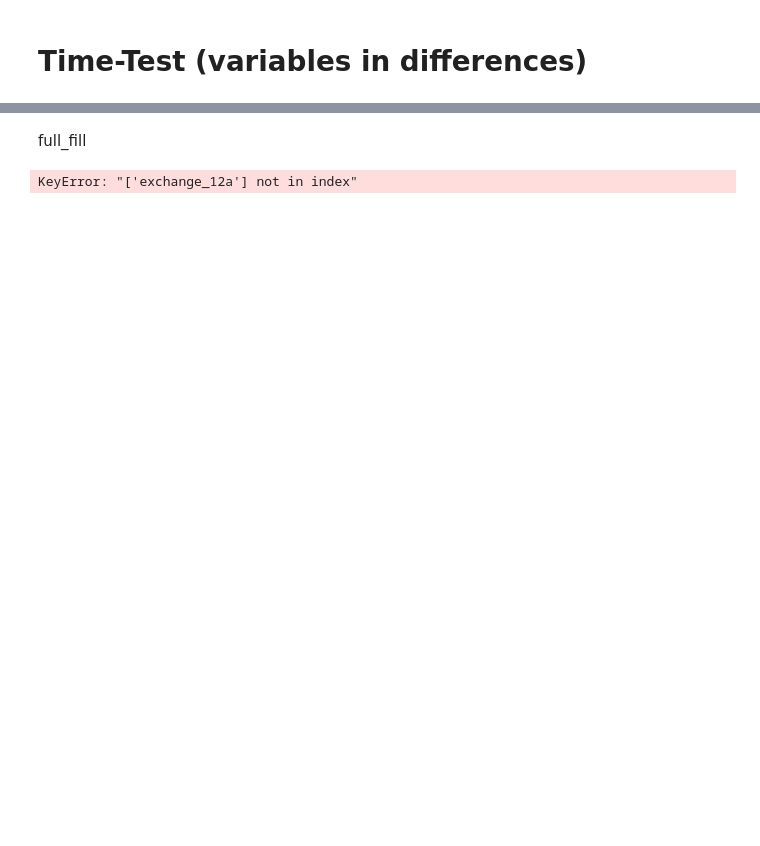
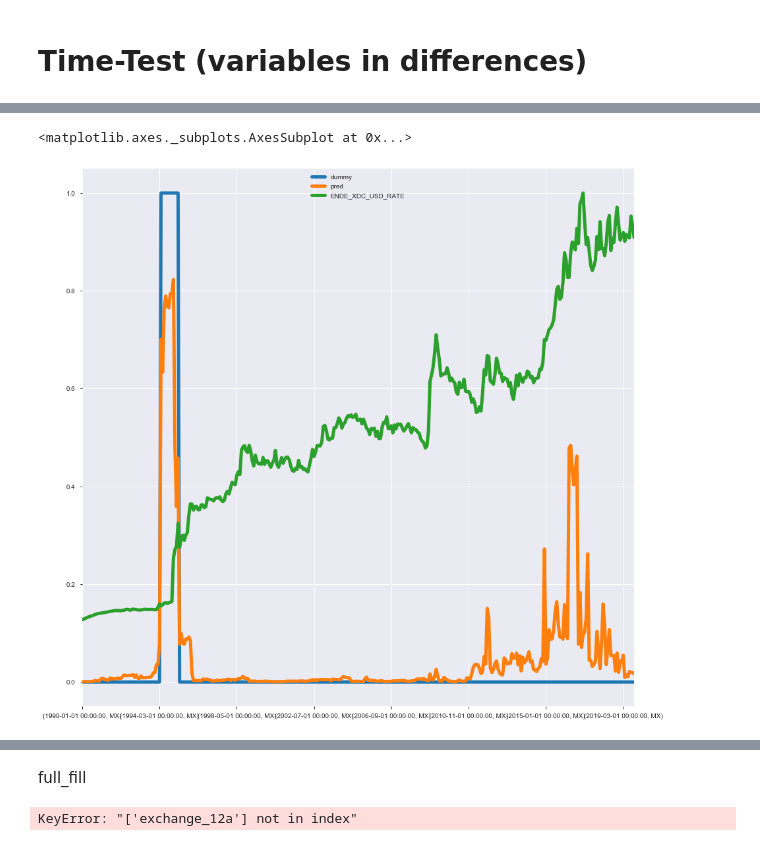
Before and after one commit to Walras-data/countryrisk, a Jupyter notebook: contryrisk5-Copy1.ipynb, the cells around one changed output, grey strips where cells are left out. Saved outputs shown, nothing was run; the diff lists cells and outputs as text; code cells hidden in the pictures; blank space fills up the shorter version.

```diff
--- a/contryrisk5-Copy1.ipynb
+++ b/contryrisk5-Copy1.ipynb
@@ -947,0 +870,69 @@ Name: pred, Length: 96, dtype: float64
+# %%
+
+full_fill2 = full_fill.loc["1990-01-01":"2019-12-31"]
+full_fill3 = full_fill2
+full_fill2 =  full_fill2[full_fill2.columns.drop(list(full_fill2.filter(regex='Country')))]
+columns2 = columns.drop(list(full_fill.filter(regex='Country')))
+X =  full_fill2[columns2].groupby("ISO2 Code").diff()
+
+X_lag = full_fill2[columns2].groupby("ISO2 Code").diff().shift(1)
+X_lag2 = full_fill2[columns2].groupby("ISO2 Code").diff().shift(2)
+X_lag3 = full_fill2[columns2].groupby("ISO2 Code").diff().shift(3)
+X_lag4 = full_fill2[columns2].groupby("ISO2 Code").diff().shift(4)
+X_lag5 = full_fill2[columns2].groupby("ISO2 Code").diff().shift(5)
+
+X_level = full_fill2[columns2].drop(["ISO2 Code"],1)
+
+X_lag = X_lag.add_suffix('_lag')
+X_lag2 = X_lag2.add_suffix('_lag2')
+X_lag3 = X_lag3.add_suffix('_lag3')
+X_lag4 = X_lag4.add_suffix('_lag4')
+X_lag5 = X_lag5.add_suffix('_lag5')
+
+X_level = X_level.add_suffix('_level')
+
+
+
+
+Y = full_fill2['indicator2']
+X = pd.concat((X, full_fill3.filter(regex='Country')), axis=1)
+X = pd.concat([X, X_lag], axis=1)
+#X = pd.concat([X, X_lag2], axis=1)
+#X = pd.concat([X, X_lag3], axis=1)
+#X = pd.concat([X, X_lag4], axis=1)
+#X = pd.concat([X, X_lag5], axis=1)
+X = pd.concat([X, X_level], axis=1)
+
+X = X.fillna(X.mean())
+
+#X = X.groupby('ISO2 Code_level').transform(lambda x: (x - x.mean()) / x.std())
+
+X_train = X.loc["1990-01-01":"2009-12-31"]
+X_test = X.loc["2010-01-01":"2019-12-31"]
+
+Y_train = Y.loc["1990-01-01":"2009-12-31"]
+Y_test = Y.loc["2010-01-01":"2019-12-31"]
+
+X3 = X
+y_pred = clf.predict(X3)
+y_prob = clf.predict_proba(X3)[:,1]
+#confusion_matrix(Y_test, y_pred)
+
+X3["pred"] = y_prob
+X3["dummy"] = Y
+
+full4 = full2
+currency = full4
+currency = currency.set_index(["ISO2 Code"], append = True)
+currency = currency["ENDE_XDC_USD_RATE"]
+X3["iso"] = full_fill["ISO2 Code"]
+X3.set_index(["iso"], inplace = True, append = True)
+X3 = pd.concat([X3, currency], axis = 1)
+
+
+X2 = X3[X3["Country_MX"] > 0]
+X2["ENDE_XDC_USD_RATE"] = (X2["ENDE_XDC_USD_RATE"])/np.nanmax(X2["ENDE_XDC_USD_RATE"])
+cycle, trend = sm.tsa.filters.hpfilter(X2["pred"], lamb=5)
+X2["hp"] = trend
+X2.plot(y= ["dummy","pred", "ENDE_XDC_USD_RATE"], linewidth=5, figsize=(15,15))
+# %% [output]
@@ -947,0 +950,2 @@ Name: pred, Length: 96, dtype: float64
+<matplotlib.axes._subplots.AxesSubplot at 0x...>
+[figure, added]
```
Also changed, not shown: parts of 34 cells of this notebook.
